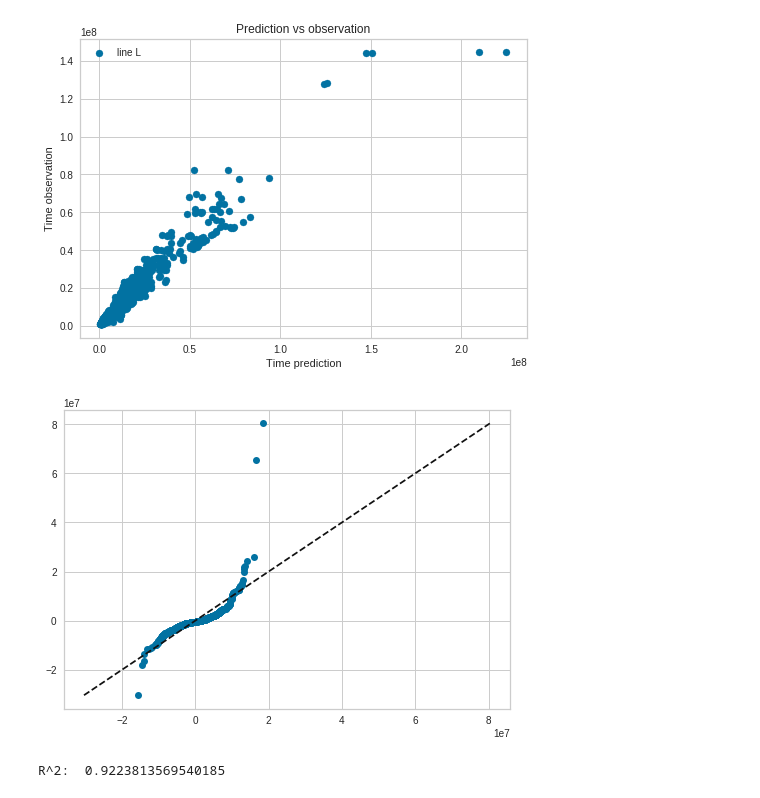
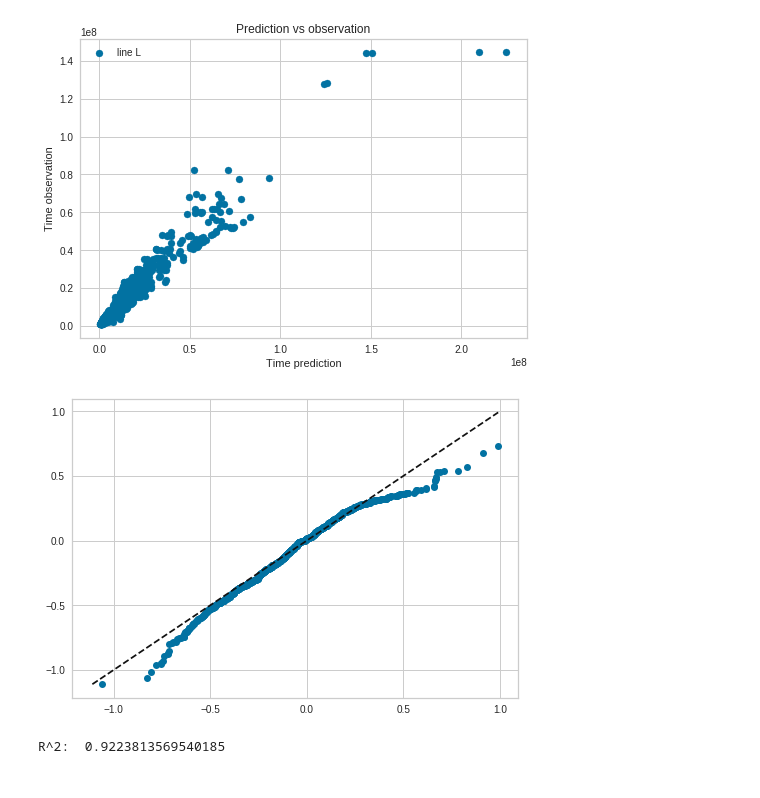
Before and after one commit to icgc-argo/align-sklearn, a Jupyter notebook: Align_time.ipynb, the cells around one changed output. Drawn from its saved outputs; the diff is of its cells as text; code cells hidden in the pictures.

```diff
--- a/Align_time.ipynb
+++ b/Align_time.ipynb
@@ -51,7 +51,7 @@ from sklearn.model_selection import train_test_split
 from yellowbrick.regressor import ResidualsPlot
 from sklearn.preprocessing import PolynomialFeatures
 from sklearn.svm import SVR
-from sklearn.linear_model import ElasticNet
+from sklearn import linear_model
 from sklearn.feature_selection import chi2
 
 poly = PolynomialFeatures(2)
@@ -62,17 +62,15 @@ def createSpcModel():
   X_train, X_test, y_train, y_test = train_test_split(X, y, test_size=0.33, random_state=0)
 
   # we use an elastic net model to regularize the extra features created by PolynomialFeatures
-  model = ElasticNet(random_state=0)
+  model = linear_model.ElasticNet(random_state=0)
+  # model = linear_model.LassoLars(alpha=0.0)
+  # model = linear_model.LinearRegression()
   model.fit(poly.fit_transform(X_train), y_train)
 
   test_features = poly.fit_transform(X_test)
   print("spcModel test R^2: ", model.score(test_features, y_test))
   print('Coefficients: ', model.coef_)
   test_predictions = model.predict(test_features)
-  # print(test_predictions)
-  # chi2_score, p_values = chi2(test_predictions.reshape(1, -1), y_test)
-  # print("spcModel chi2 test Score: ", chi2_score)
-  # print("spcModel chi2 p-p_values: ", p_values)
   return model
 
 spcModel = createSpcModel()
@@ -182,7 +184,7 @@ def TimeModel():
   y = data['Time (milliseconds)']
   X_train, X_test, y_train, y_test = train_test_split(X, y, test_size=0.33, random_state=0)
 
-  model = ElasticNet(random_state=0)
+  model = linear_model.ElasticNet(random_state=0)
   model.fit(timePoly.fit_transform(X_train), y_train)
 
   print("TimeModel test R^2: ", model.score(timePoly.fit_transform(X_test), y_test))
@@ -244,27 +246,27 @@ predictionPlot()
 # %%
 def time_residual_quantile_quantile():
   import numpy as np
   import matplotlib.pyplot as plt
 
-  residuals = (data['Time (milliseconds)'] - data['Time_est'])
+  residuals = (data['Time (milliseconds)'] - data['Time_est']) / data['Time (milliseconds)']
 
   a = np.random.normal(residuals.mean(),residuals.std(),len(residuals))
   b = residuals
 
   percs = np.linspace(0,100,len(residuals))
   qn_a = np.percentile(a, percs)
   qn_b = np.percentile(b, percs)
 
   plt.plot(qn_a,qn_b, ls="", marker="o")
 
   x = np.linspace(np.min((qn_a.min(),qn_b.min())), np.max((qn_a.max(),qn_b.max())))
   plt.plot(x,x, color="k", ls="--")
 
   plt.show()
 
 time_residual_quantile_quantile()
 # %% [output]
-[figure, old version]
+[figure, new version]
 # %%
 print("R^2: ", r2_score(data['Time (milliseconds)'], data['Time_est']))
 # %% [output]
```
Also changed, not shown: parts of 10 cells of this notebook.
